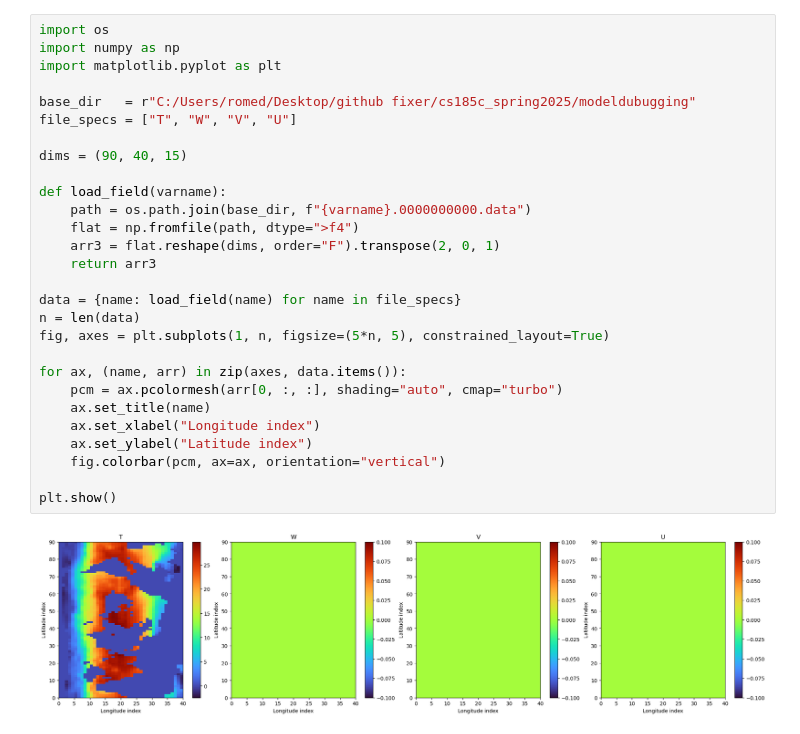
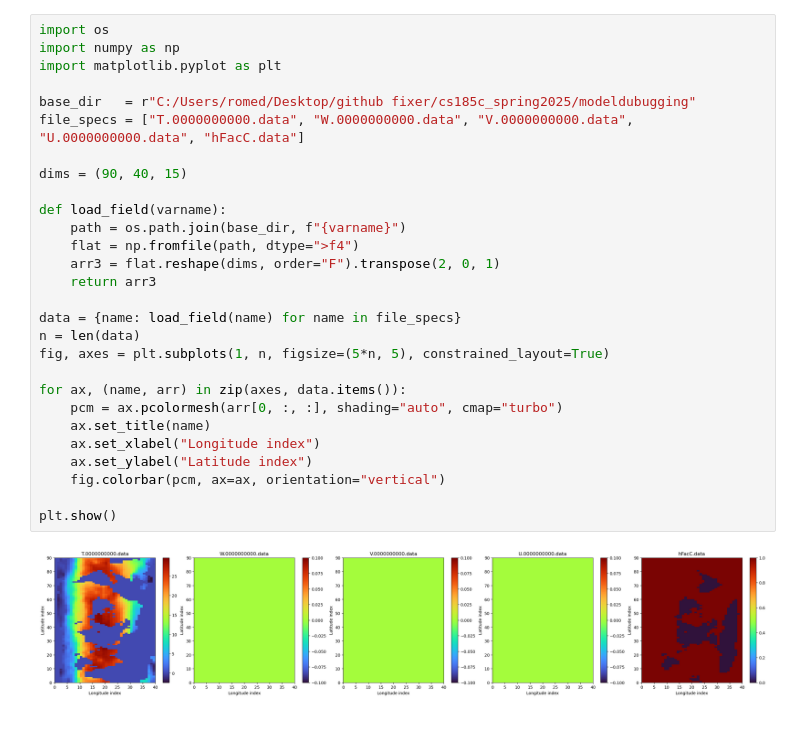
Before and after one commit to Shruichan/cs185c_spring2025, a Jupyter notebook: modeldubugging/dataplotter.ipynb, the cells around one changed output. Cells and saved outputs as stored; diff of their text form.

Commit message:
updating visualizations for model

```diff
--- a/modeldubugging/dataplotter.ipynb
+++ b/modeldubugging/dataplotter.ipynb
@@ -1,33 +1,33 @@
 # %%
 import os
 import numpy as np
 import matplotlib.pyplot as plt
 
 base_dir   = r"C:/Users/romed/Desktop/github fixer/cs185c_spring2025/modeldubugging"
-file_specs = ["T", "W", "V", "U"]
+file_specs = ["T.0000000000.data", "W.0000000000.data", "V.0000000000.data", "U.0000000000.data", "hFacC.data"]
 
 dims = (90, 40, 15)
 
 def load_field(varname):
-    path = os.path.join(base_dir, f"{varname}.0000000000.data")
+    path = os.path.join(base_dir, f"{varname}")
     flat = np.fromfile(path, dtype=">f4")
     arr3 = flat.reshape(dims, order="F").transpose(2, 0, 1)
     return arr3
 
 data = {name: load_field(name) for name in file_specs}
 n = len(data)
 fig, axes = plt.subplots(1, n, figsize=(5*n, 5), constrained_layout=True)
 
 for ax, (name, arr) in zip(axes, data.items()):
     pcm = ax.pcolormesh(arr[0, :, :], shading="auto", cmap="turbo")
     ax.set_title(name)
     ax.set_xlabel("Longitude index")
     ax.set_ylabel("Latitude index")
     fig.colorbar(pcm, ax=ax, orientation="vertical")
 
 plt.show()
 # %% [output]
-[figure, old version]
+[figure, new version]
 # %%
 base_dir   = r"C:/Users/romed/Desktop/github fixer/cs185c_spring2025/modeldubugging"
 files      = ["lev_sss.bin", "lev_sst.bin"]
```
Also changed, not shown: parts of 3 cells of this notebook, 4 other files.
